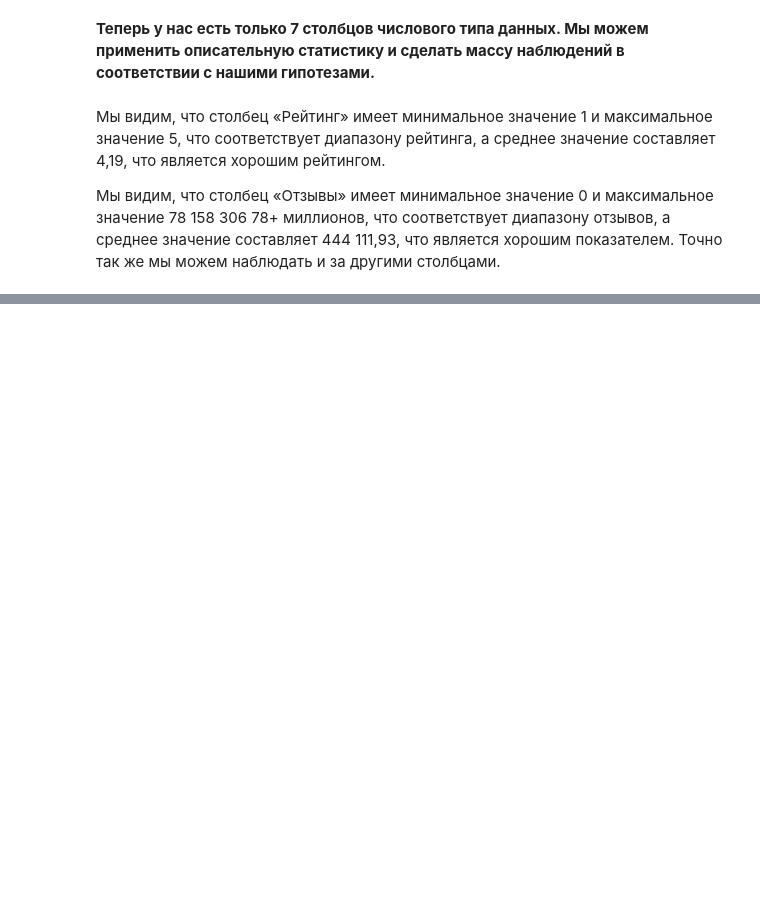
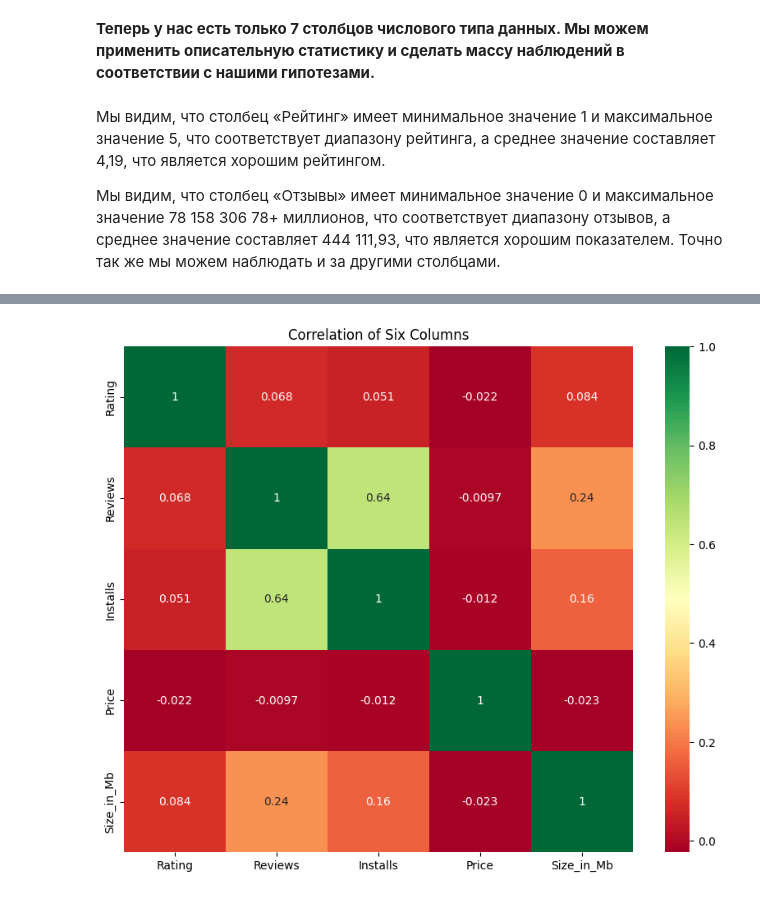
Before and after one commit to anton2010000/EDA_Google_Playstore_App, a Jupyter notebook: EDA_Google_Playstore_App.ipynb, the cells around one changed output, grey strips where cells are left out. Cells and saved outputs as stored; diff of their text form; code cells hidden in the pictures; blank space fills up the shorter version.

```diff
--- a/EDA_Google_Playstore_App.ipynb
+++ b/EDA_Google_Playstore_App.ipynb
@@ -68,4 +68,4 @@ df.duplicated().sum()
 # %% [output]
 483
 # %%
-df.rename(columns={'Content Rating': 'content_rating', 'Last Updated': 'last_updated','Current Ver': 'current_ver ','Android Ver': 'android_ver'} ).head()
+df.rename(columns={'Content Rating': 'content_rating', 'Last Updated': 'last_updated','Current Ver': 'current_ver ','Android Ver': 'android_ver'}, inplace=True)
@@ -509,0 +530,7 @@ df.describe().T
+# %%
+plt.figure(figsize=(10,8))
+cor_cols = ['Rating', 'Reviews' , 'Installs', 'Price', 'Size_in_Mb']
+plt.title("Correlation of Six Columns")
+p=sns.heatmap(df[cor_cols].corr(),annot=True, cmap ='RdYlGn')
+# %% [output]
+[figure, added]
```
Also changed, not shown: parts of 31 cells of this notebook.
